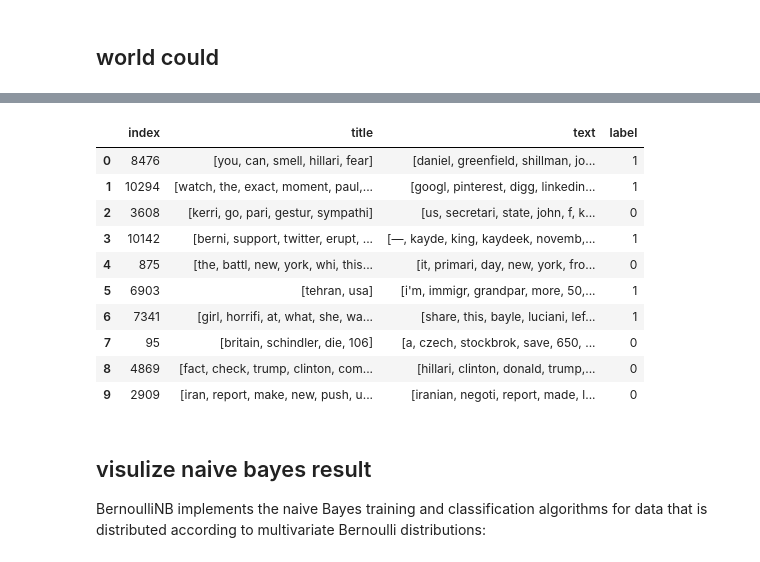
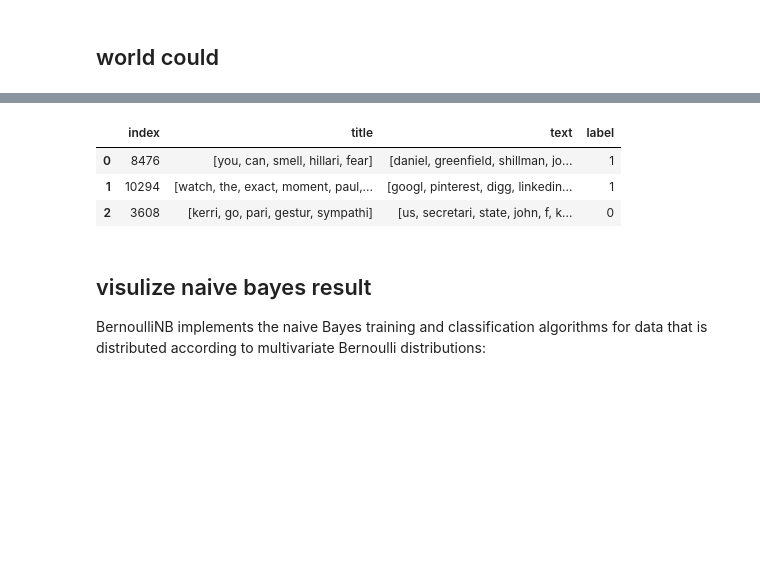
Before and after one commit to s6juncheng/AI_hackthon, a Jupyter notebook: notbooks/Data_processing-V.ipynb, the cells around one changed output, grey strips where cells are left out. Cells and saved outputs as stored; diff of their text form; code cells hidden in the pictures; blank space fills up the shorter version.

```diff
--- a/notbooks/Data_processing-V.ipynb
+++ b/notbooks/Data_processing-V.ipynb
@@ -161,17 +161,10 @@ plt.show()
 # %%
-fkn.head(10)
+fkn.head(3)
 # %% [output]
 |  | index | title | text | label |
 | 0 | 8476 | [you, can, smell, hillari, fear] | [daniel, greenfield, shillman, jo... | 1 |
 | 1 | 10294 | [watch, the, exact, moment, paul,... | [googl, pinterest, digg, linkedin... | 1 |
 | 2 | 3608 | [kerri, go, pari, gestur, sympathi] | [us, secretari, state, john, f, k... | 0 |
-| 3 | 10142 | [berni, support, twitter, erupt, ... | [—, kayde, king, kaydeek, novemb,... | 1 |
-| 4 | 875 | [the, battl, new, york, whi, this... | [it, primari, day, new, york, fro... | 0 |
-| 5 | 6903 | [tehran, usa] | [i'm, immigr, grandpar, more, 50,... | 1 |
-| 6 | 7341 | [girl, horrifi, at, what, she, wa... | [share, this, bayle, luciani, lef... | 1 |
-| 7 | 95 | [britain, schindler, die, 106] | [a, czech, stockbrok, save, 650, ... | 0 |
-| 8 | 4869 | [fact, check, trump, clinton, com... | [hillari, clinton, donald, trump,... | 0 |
-| 9 | 2909 | [iran, report, make, new, push, u... | [iranian, negoti, report, made, l... | 0 |
 # %% [markdown]
 ## visulize naive bayes result
 
```
Also changed, not shown: parts of 10 cells of this notebook, 2 other files.
